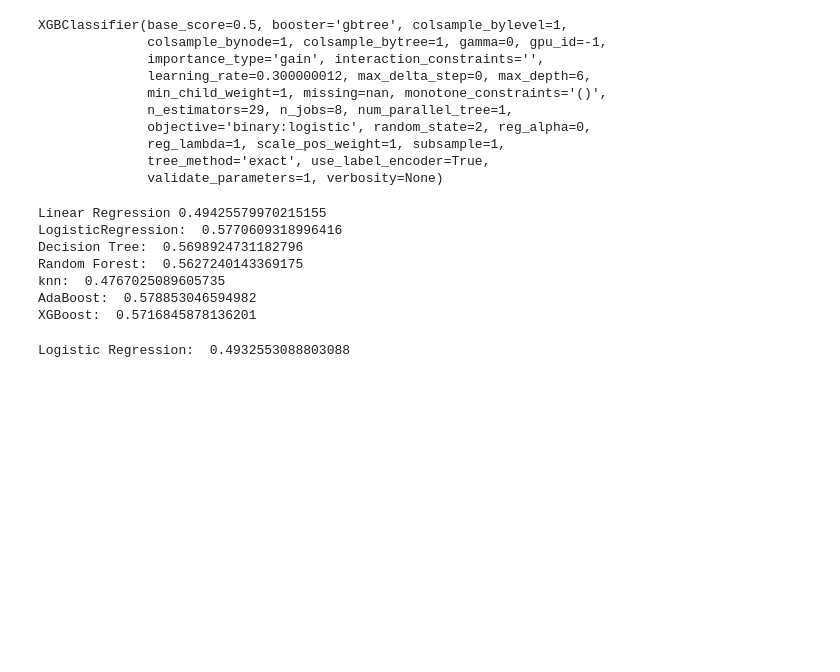
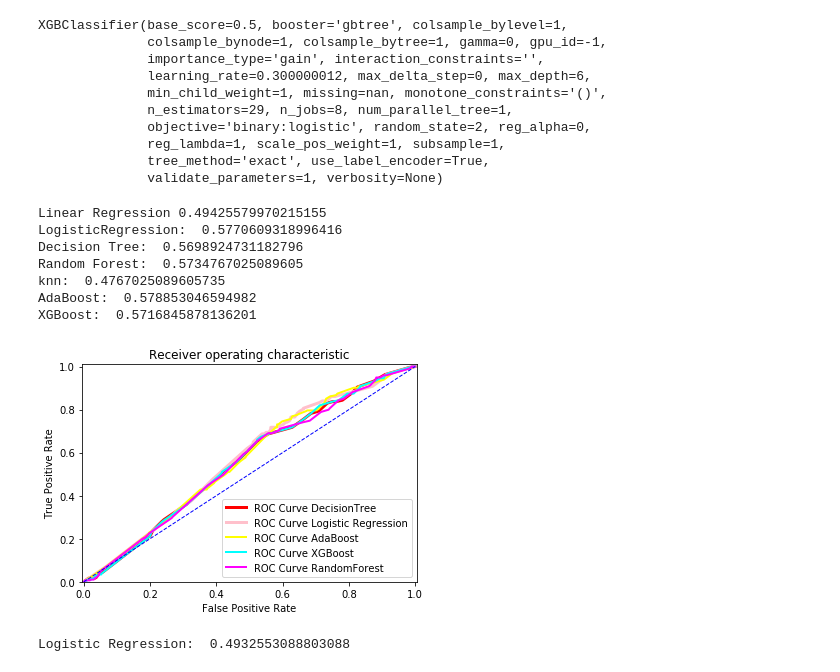
Before and after one commit to FinalformSora/StockML, a Jupyter notebook: PythonBets.ipynb, the cells around one changed output. Drawn from its saved outputs; the diff is of its cells as text; code cells hidden in the pictures; blank space fills up the shorter version.

```diff
--- a/PythonBets.ipynb
+++ b/PythonBets.ipynb
@@ -166,14 +166,84 @@ print("Random Forest: ",score_rt)
 print("knn: ",accuracy)
 print("AdaBoost: ",score_AB)
 print("XGBoost: ",score_XB)
+
+#Linear Regression doesnt have Predict Proba
+var_LogR = my_logreg.predict_proba(X_test)
+fpr_LogR, tpr_LogR, thresholds = metrics.roc_curve(y_test, var_LogR[:,1], pos_label=1)
+AUC_LogR = metrics.auc(fpr_LogR, tpr_LogR)
+
+var_DT = my_decisiontree.predict_proba(X_test)
+fpr_DT, tpr_DT, thresholds = metrics.roc_curve(y_test, var_DT[:,1], pos_label=1)
+AUC_dt = metrics.auc(fpr_DT, tpr_DT)
+
+var_RF = my_RandomForest.predict_proba(X_test)
+fpr_RF, tpr_RF, thresholds = metrics.roc_curve(y_test, var_RF[:,1], pos_label=1)
+AUC_RF = metrics.auc(fpr_RF, tpr_RF)
+
+var_KNN = knn.predict_proba(X_test)
+fpr_KNN, tpr_KNN, thresholds = metrics.roc_curve(y_test, var_KNN[:,1], pos_label=1)
+AUC_KNN = metrics.auc(fpr_KNN, tpr_KNN)
+
+var_AB = my_AdaBoost.predict_proba(X_test)
+fpr_AB, tpr_AB, thresholds = metrics.roc_curve(y_test, var_AB[:,1], pos_label=1)
+AUC_AB = metrics.auc(fpr_AB, tpr_AB)
+
+var_XB = my_XGBoost.predict_proba(X_test)
+fpr_XB, tpr_XB, thresholds = metrics.roc_curve(y_test, var_XB[:,1], pos_label=1)
+AUC_XB = metrics.auc(fpr_XB, tpr_XB)
 # %% [output]
 Linear Regression 0.49425579970215155
 LogisticRegression:  0.5770609318996416
 Decision Tree:  0.5698924731182796
-Random Forest:  0.5627240143369175
+Random Forest:  0.5734767025089605
 knn:  0.4767025089605735
 AdaBoost:  0.578853046594982
 XGBoost:  0.5716845878136201
+# %%
+#8) plot the ROC curves of your algorithms in parts (c), (d), (e), (f), (g)
+import matplotlib.pyplot as plt
+
+plt.figure()
+
+# Roc Curve1:
+plt.plot(fpr_DT, tpr_DT, color='red', lw=3,
+         label='ROC Curve DecisionTree' % AUC_dt)
+
+# Roc Curve2:
+plt.plot(fpr_LogR, tpr_LogR, color='pink', lw=3,
+         label='ROC Curve Logistic Regression' % AUC_LogR)
+
+# Roc Curve3:
+plt.plot(fpr_AB, tpr_AB, color='yellow', lw=2,
+         label='ROC Curve AdaBoost' % AUC_AB)
+
+# Roc Curve4:
+plt.plot(fpr_XB, tpr_XB, color='cyan', lw=2,
+         label='ROC Curve XGBoost' % AUC_XB)
+
+plt.plot(fpr_RF, tpr_RF, color='magenta', lw=2,
+         label='ROC Curve RandomForest' % AUC_RF)
+plt.plot(fpr_RF, tpr_RF, color='magenta', lw=2,
+         label='ROC Curve RandomForest' % AUC_RF)
+
+
+fpr_RF
+# Random Guess line:
+plt.plot([0, 1], [0, 1], color='blue', lw=1, linestyle='--')
+
+# Defining The Range of X-Axis and Y-Axis:
+plt.xlim([-0.005, 1.005])
+plt.ylim([0.0, 1.01])
+
+# Labels, Title, Legend:
+plt.xlabel('False Positive Rate')
+plt.ylabel('True Positive Rate')
+plt.title('Receiver operating characteristic')
+plt.legend(loc="lower right")
+
+plt.show()
+# %% [output]
+[figure, added]
 # %%
 #Cross validation of all Classifers
 # %%
```
